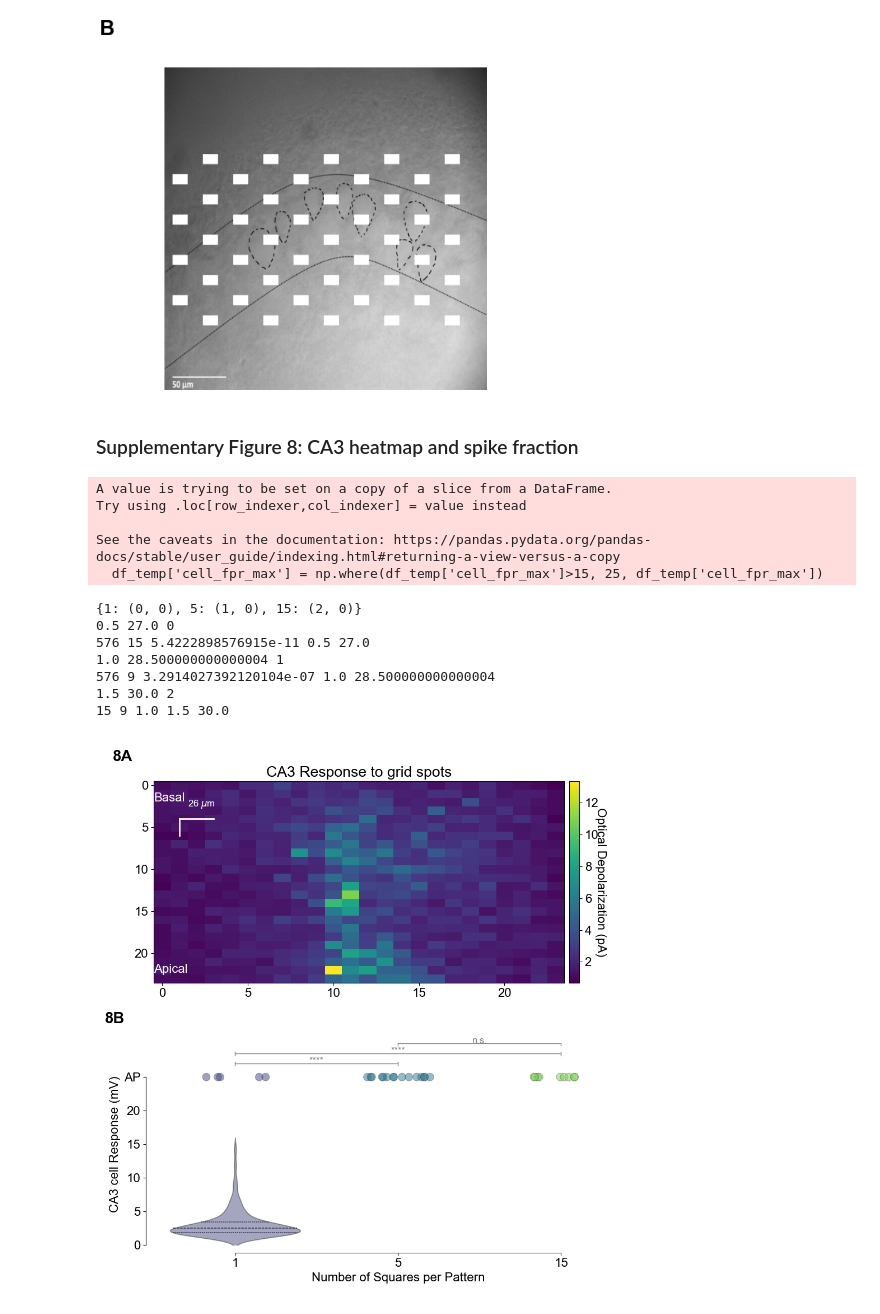
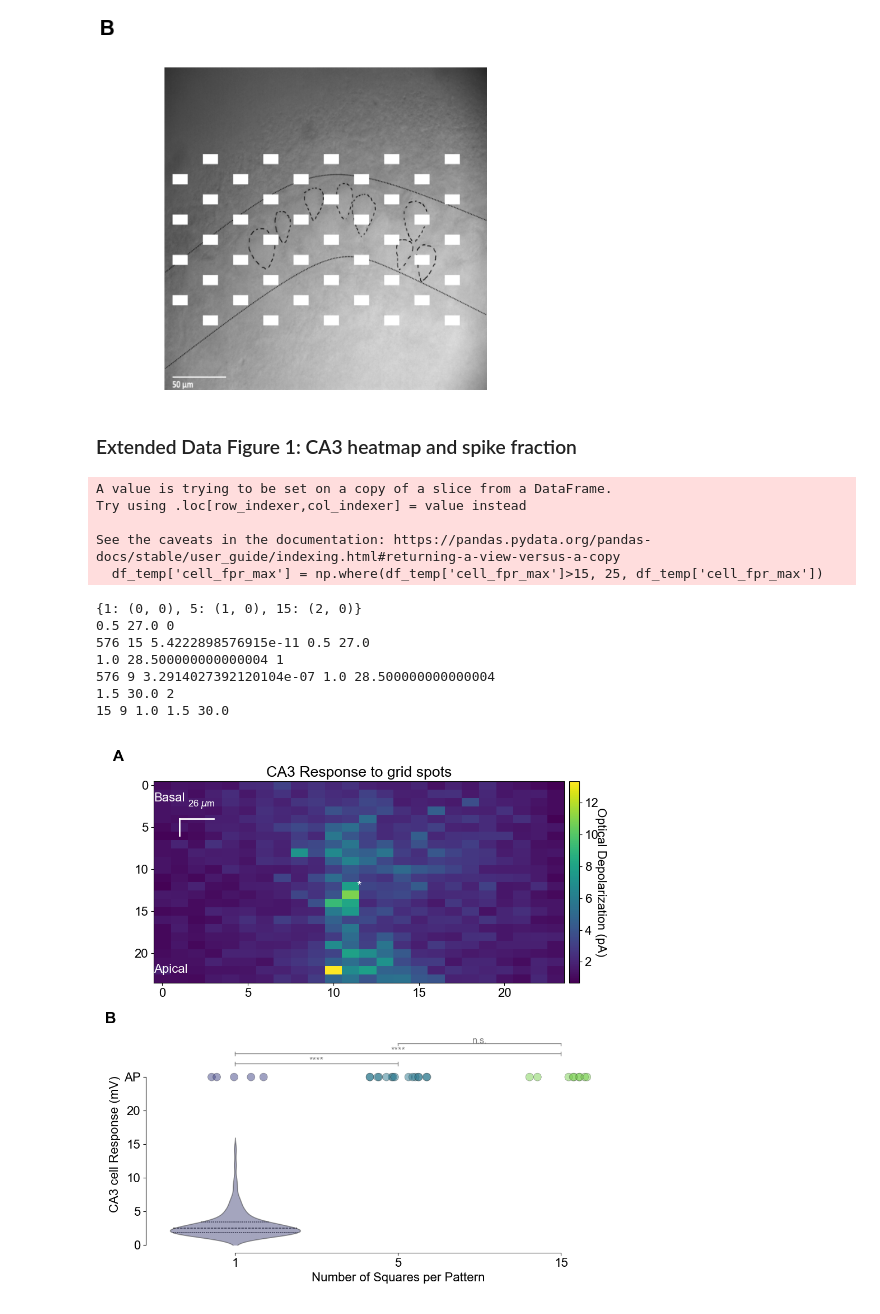
Before and after one commit to AdityaAsopa/Analysis, a Jupyter notebook: Figure1.ipynb, the cells around one changed output. Cells and saved outputs as stored; diff of their text form; code cells hidden in the pictures.

```diff
--- a/Figure1.ipynb
+++ b/Figure1.ipynb
@@ -60,10 +53,9 @@ freq_sweep_pulses = np.arange(9)
 # %% [markdown]
 ## Load Data
 # %%
-figure_raw_material_location = Path(r"paper_figure_matter\\")
-paper_figure_export_location = Path(r"paper_figures\\submission\\")
-data_path_FS                 = Path(r"parsed_data\\FreqSweep\\")
-data_path_LTM                 = Path(r"parsed_data\\LTMRand\\")
-data_path_grid               = Path(r"parsed_data\\Grid\\")
-data_path_analysed           = Path(r"parsed_data\\second_order\\")
-raw_data_path_cellwise       = Path(r"..\Data\Screened_cells\\")
+figure_raw_material_location = Path(r"\\storage.ncbs.res.in\adityaa\Lab\Projects\EI_Dynamics\Analysis\paper_figure_matter")
+paper_figure_export_location = Path(r"\\storage.ncbs.res.in\adityaa\Lab\Projects\EI_Dynamics\Analysis\paper_figures\submission")
+data_path_FS                 = Path(r"\\storage.ncbs.res.in\adityaa\Lab\Projects\EI_Dynamics\Analysis\parsed_data\Jan_2025\FreqSweep")
+data_path_LTM                = Path(r"\\storage.ncbs.res.in\adityaa\Lab\Projects\EI_Dynamics\Analysis\parsed_data\Jan_2025\LTMRand")
+data_path_grid               = Path(r"\\storage.ncbs.res.in\adityaa\Lab\Projects\EI_Dynamics\Analysis\parsed_data\Jan_2025\Grid")
+data_path_analysed           = Path(r"\\storage.ncbs.res.in\adityaa\Lab\Projects\EI_Dynamics\Analysis\parsed_data\Jan_2025\second_order")
@@ -605,12 +602,12 @@ figure_name = 'Figure1B_highres'
 [figure]
 [figure]
 # %% [markdown]
-### Supplementary Figure 8: CA3 heatmap and spike fraction
+### Extended Data Figure 1: CA3 heatmap and spike fraction
 # %%
 plt.close('all')
 Fig1s1, [ax1s1, ax1s2] = plt.subplots(2, 1, figsize=(10, 10))
-ax1s1.text(-0.1, 1.1, '8A', transform=ax1s1.transAxes, size=20, weight='bold')
-ax1s2.text(-0.1, 1.1, '8B', transform=ax1s2.transAxes, size=20, weight='bold')
+ax1s1.text(-0.1, 1.1, 'A', transform=ax1s1.transAxes, size=20, weight='bold')
+ax1s2.text(-0.1, 1.1, 'B', transform=ax1s2.transAxes, size=20, weight='bold')
 
 ax1s1.invert_yaxis()
 # import heatmap data
@@ -627,12 +624,15 @@ CA3p0.reset_index(inplace=True)
 CA3p0.rename(columns={pulse: 'pA'}, inplace=True)
 CA3p0.pop('sweep')
 CA3p0['x'] = (CA3p0['coord'] -1) // 24
-CA3p0['y'] = (CA3p0['coord']-1) % 24
+CA3p0['y'] = (CA3p0['coord'] -1) % 24
 #  pivot
 CA3p0 = CA3p0.pivot(index='x', columns='y', values='pA')
 
 # heatmap
 ax1s1.imshow(CA3p0, cmap='viridis', aspect='auto', interpolation='nearest', origin='upper')
+
+# add a small asterisk in the middle of the heatmap to show the recording spot
+ax1s1.text(11.5, 12, '*', color='white', fontsize=16, ha='center', va='center')
 
 # add colorbar to the axis correponding the heatmap image
 cbar = plt.colorbar(ax1s1.get_children()[1], ax=ax1s1, orientation='vertical', pad=0.01)
@@ -661,34 +661,35 @@ sns.violinplot(data=df_temp2, x="numSq", y="cell_fpr_max", hue="numSq", palette=
 stat_annotate.pairwise_annotate_violin_plot(ax1s2, df_temp, x='numSq', y='cell_fpr_max', stat=mannwhitneyu, add_line=True, offset=0.05, color='grey', coord_system='data', fontsize=12, zorder=10)
 
 sns.violinplot(data=df_temp[df_temp['cell_fpr_max']<15], x="numSq", y="cell_fpr_max", hue="numSq", palette=color_squares, ax=ax1s2, alpha=0.5, inner='quart', split=False, dodge=False, zorder=3)
 ax1s2.set_ylabel('CA3 cell Response (mV)')
 ax1s2.set_xlabel('Number of Squares per Pattern')
 yticks = [0, 5, 10, 15, 20, 25]
 yticklabels = [0, 5, 10, 15, 20, 'AP']
 ax1s2.set_yticks(yticks)
 ax1s2.set_yticklabels(yticklabels)
 # despine
 sns.despine(ax=ax1s2, top=True, right=True, left=False, bottom=False, offset=10, trim=True)
 ax1s2.legend([],[], frameon=False)
 
 # tight layout
 plt.tight_layout()
 
 # save figure
-figure_name = 'Figure_Supp8_CA3response'
-# Fig1s1.savefig(paper_figure_export_location /  (figure_name + '.png'), dpi=300, bbox_inches='tight')
-# Fig1s1.savefig(paper_figure_export_location /  (figure_name + '.svg'), dpi=300, bbox_inches='tight')
+figure_name = 'Figure_ExtData1_CA3response'
+Fig1s1.savefig(paper_figure_export_location /  (figure_name + '.png'), dpi=300, bbox_inches='tight')
+Fig1s1.savefig(paper_figure_export_location /  (figure_name + '.svg'), dpi=300, bbox_inches='tight')
+Fig1s1.savefig(paper_figure_export_location /  (figure_name + '.pdf'), dpi=300, bbox_inches='tight')
 # %% [output]
 A value is trying to be set on a copy of a slice from a DataFrame.
 Try using .loc[row_indexer,col_indexer] = value instead
 
 See the caveats in the documentation: https://pandas.pydata.org/pandas-docs/stable/user_guide/indexing.html#returning-a-view-versus-a-copy
   df_temp['cell_fpr_max'] = np.where(df_temp['cell_fpr_max']>15, 25, df_temp['cell_fpr_max'])
 {1: (0, 0), 5: (1, 0), 15: (2, 0)}
 0.5 27.0 0
 576 15 5.4222898576915e-11 0.5 27.0
 1.0 28.500000000000004 1
 576 9 3.2914027392120104e-07 1.0 28.500000000000004
 1.5 30.0 2
 15 9 1.0 1.5 30.0
-[figure, old version]
+[figure, new version]
```
Also changed, not shown: parts of 4 cells of this notebook, 23 other files.
